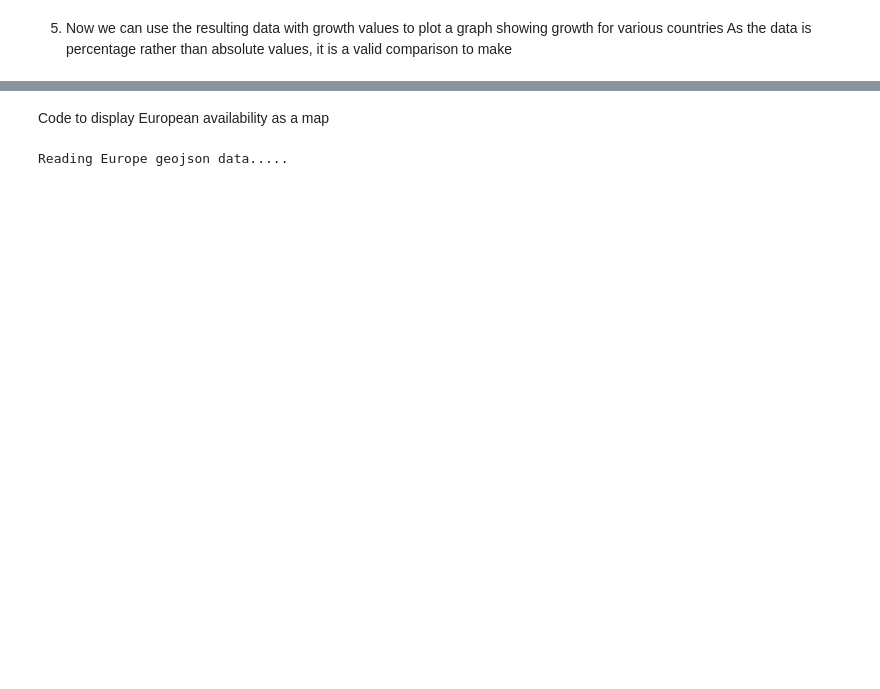
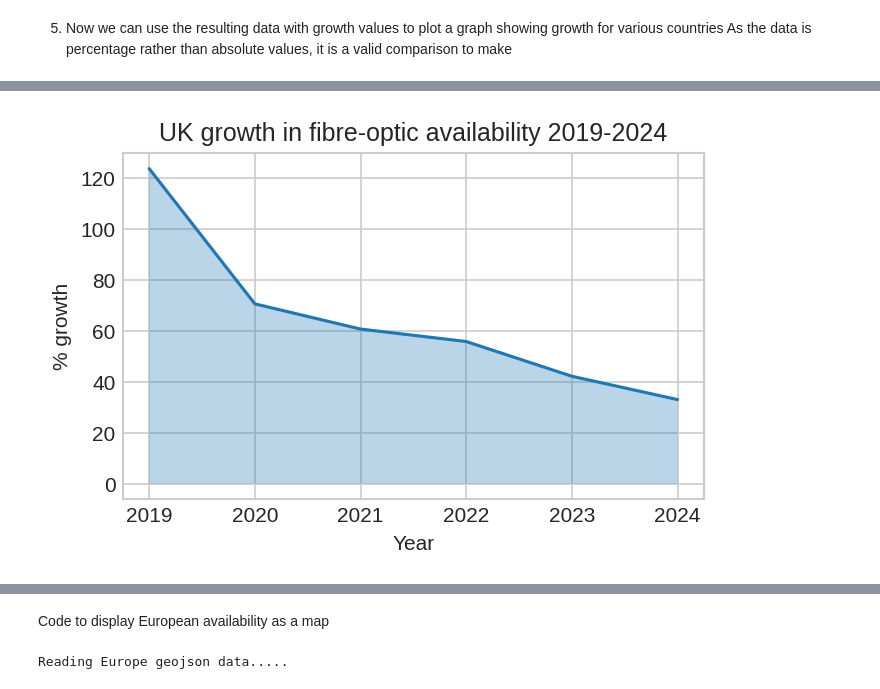
Before and after one commit to yuliiabosher/Fiber-optic-project, a Jupyter notebook: ColabNotebooks/european_fibre_optic_data_clean_and_load.ipynb, the cells around one changed output, grey strips where cells are left out. Cells and saved outputs as stored; diff of their text form; code cells hidden in the pictures; blank space fills up the shorter version.

```diff
--- a/ColabNotebooks/european_fibre_optic_data_clean_and_load.ipynb
+++ b/ColabNotebooks/european_fibre_optic_data_clean_and_load.ipynb
@@ -792,8 +535,16 @@ for index, row in dfEuropeCleanFTTP.iterrows():
     results.append(fn_calc_yearly_growth(row, 3))
     results.append(fn_calc_yearly_growth(row, 4))
     results.append(fn_calc_yearly_growth(row, 5))
-print(results)
+
+#print(results)
+#manually add in 2024 as its not in the european data
+#we'll use this for the chart in the next section
+#the 34% is calculated as follows:
+#
+results.append(['United Kingdom','Total',6,33])
+
 #put all the results in a new dataframe
+
 results_df = pd.DataFrame(results, columns=["Country","URClass","Year","Value"])
-print(results_df)
+results_df.head(200)
 # %% [output]
@@ -846,0 +567,72 @@ sns.lineplot(x='Year', y='Value', hue='Country', data=graphdf_total)
+# %%
+#lets see France, germany and the UK
+france_df = fn_filter_by_country(results_df, 'France')
+germany_df = fn_filter_by_country(results_df, 'Germany')
+uk_df = fn_filter_by_country(results_df, 'United Kingdom')
+
+#lets draw UK first
+graphdf = uk_df
+graphdf_total = fn_filter_by_urclass(graphdf, 'Total')
+
+fig, ax = plt.subplots(dpi=150, figsize=(5,3))
+
+ax.plot(graphdf_total['Year'], graphdf_total['Value'])
+ax.set_xticks(ticks=[1,2,3,4,5,6], labels =['2019', '2020', '2021','2022','2023','2024'])
+ax.fill_between(graphdf_total['Year'], graphdf_total['Value'], alpha=0.3)
+ax.set_xlabel('Year')
+ax.set_ylabel('% growth')
+ax.set_title('UK growth in fibre-optic availability 2019-2024')
+
+plt.show()
+
+#now France, german and UK together
+#graphdf = pd.concat([france_df, germany_df, uk_df])
+#graphdf_total = fn_filter_by_urclass(graphdf, 'Total')
+#sns.lineplot(x='Year', y='Value', hue='Country', data=graphdf_total)
+fig, ax = plt.subplots(dpi=150, figsize=(5,3))
+
+#france first
+graphdf = france_df
+graphdf_total = fn_filter_by_urclass(graphdf, 'Total')
+color='g'
+
+ax.plot(graphdf_total['Year'], graphdf_total['Value'], color=color)
+ax.set_xticks(ticks=[1,2,3,4,5,6], labels =['2019', '2020', '2021','2022','2023','2024'])
+ax.fill_between(graphdf_total['Year'], graphdf_total['Value'], alpha=0.3, color=color)
+
+#UK next
+graphdf = uk_df
+graphdf_total = fn_filter_by_urclass(graphdf, 'Total')
+color='b'
+
+ax.plot(graphdf_total['Year'], graphdf_total['Value'], color=color)
+ax.set_xticks(ticks=[1,2,3,4,5,6], labels =['2019', '2020', '2021','2022','2023','2024'])
+ax.fill_between(graphdf_total['Year'], graphdf_total['Value'], alpha=0.3, color=color)
+
+#finally Germany
+graphdf = germany_df
+graphdf_total = fn_filter_by_urclass(graphdf, 'Total')
+color='r'
+
+ax.plot(graphdf_total['Year'], graphdf_total['Value'], color=color)
+ax.set_xticks(ticks=[1,2,3,4,5,6], labels =['2019', '2020', '2021','2022','2023','2024'])
+ax.fill_between(graphdf_total['Year'], graphdf_total['Value'], alpha=0.3, color=color)
+
+
+ax.set_xlabel('Year')
+ax.set_ylabel('% growth')
+ax.set_title('Growth in fibre-optic availability 2019-2024')
+
+import matplotlib.patches as mpatches
+
+#fig, ax = plt.subplots()
+red_patch = mpatches.Patch(color='red', label='Germany')
+blue_patch = mpatches.Patch(color='blue', label='UK')
+green_patch = mpatches.Patch(color='green', label='France')
+ax.legend(handles=[red_patch,blue_patch,green_patch])
+
+#ax.legend()
+
+plt.show()
+# %% [output]
+[figure, added]
```
Also changed, not shown: parts of 14 cells of this notebook, 3 other files.
